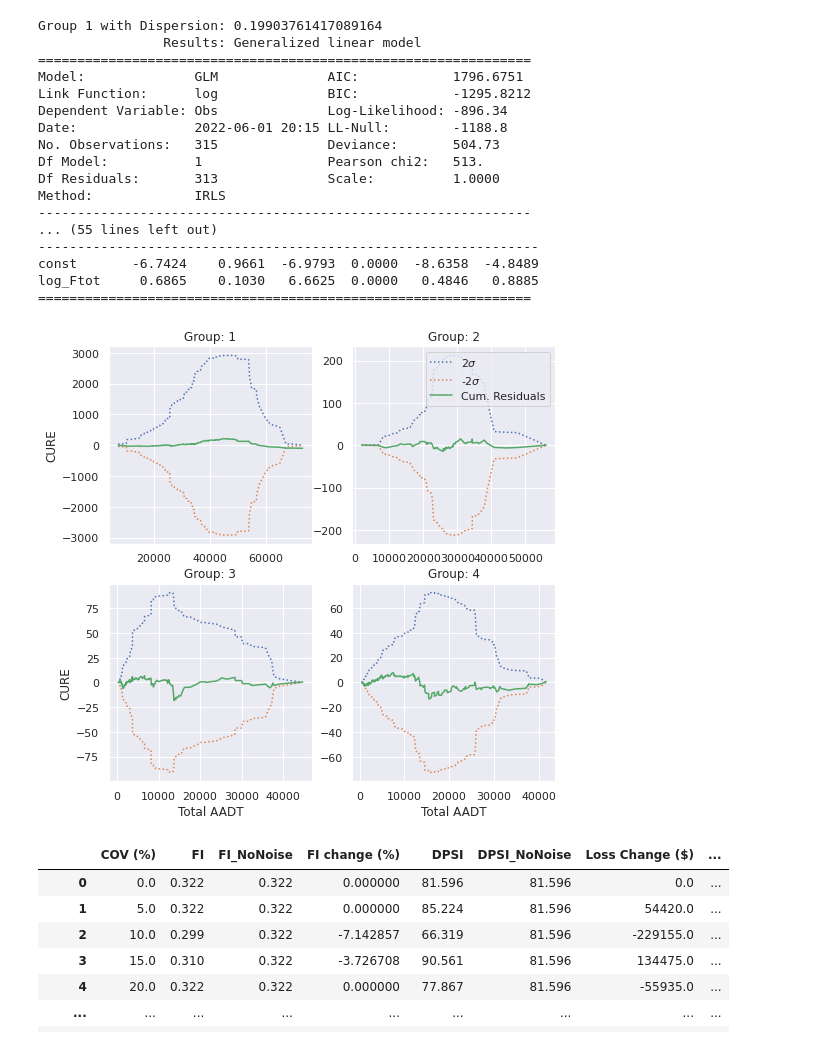
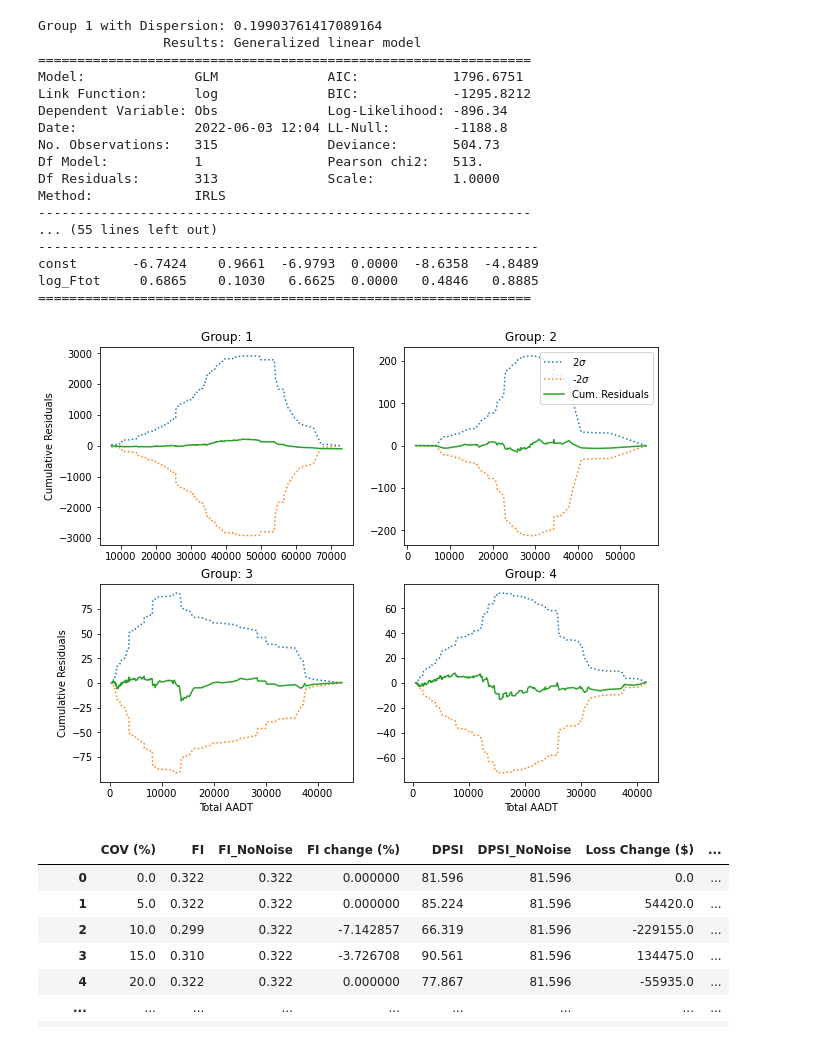
Before and after one commit to mz-zarei/NBEB-Sensitivity, a Jupyter notebook: NBEB_sensitivity_Application.ipynb, the cells around one changed output. Saved outputs shown, nothing was run; the diff lists cells and outputs as text; code cells hidden in the pictures.

```diff
--- a/NBEB_sensitivity_Application.ipynb
+++ b/NBEB_sensitivity_Application.ipynb
@@ -66,7 +66,7 @@ from IPython.core.pylabtools import figsize
 # Fit the true NB models
 nb_models = []
 alpha_list = []
-fig, ax = plt.subplots(2,2, figsize=(8,8))
+fig, ax = plt.subplots(2,2, figsize=(10,8))
 for g in range(1,5):
         London_data_G = London_data[London_data['Group'] == g].copy()
         London_data_G.sort_values(by='Ftot', ascending=True, inplace=True)
@@ -87,37 +87,37 @@ for g in range(1,5):
 
 
         ax[i,j].set_title(f'Group: {g}')
         print(f'Group {g} with Dispersion: {alpha}', "\n", NB_model_b.summary2())
         # print(London_data_G['Obs'].mean(), len(London_data_G['Ftot']))
         nb_models.append(NB_model_b)
         alpha_list.append(alpha)
 ax[0,1].legend(loc='upper right')
 ax[1,0].set_xlabel('Total AADT')
 ax[1,1].set_xlabel('Total AADT')
 
-ax[0,0].set_ylabel('CURE')
-ax[1,0].set_ylabel('CURE')
+ax[0,0].set_ylabel('Cumulative Residuals')
+ax[1,0].set_ylabel('Cumulative Residuals')
 
 fig.savefig('cure.pdf')
 # %% [output]
 Group 1 with Dispersion: 0.19903761417089164
                 Results: Generalized linear model
 ===============================================================
 Model:              GLM              AIC:            1796.6751
 Link Function:      log              BIC:            -1295.8212
 Dependent Variable: Obs              Log-Likelihood: -896.34
-Date:               2022-06-01 20:15 LL-Null:        -1188.8
+Date:               2022-06-03 12:04 LL-Null:        -1188.8
 No. Observations:   315              Deviance:       504.73
 Df Model:           1                Pearson chi2:   513.
 Df Residuals:       313              Scale:          1.0000
 Method:             IRLS
 ---------------------------------------------------------------
 ... (55 lines left out)
 ----------------------------------------------------------------
 const       -6.7424    0.9661  -6.9793  0.0000  -8.6358  -4.8489
 log_Ftot     0.6865    0.1030   6.6625  0.0000   0.4846   0.8885
 ===============================================================
-[figure, old version]
+[figure, new version]
 # %%
 # Simulate the process of modifying AADT values and measure DPSI
 noiseList = [0, 0.05, 0.1, 0.15, 0.2, 0.25, 0.3, 0.35, 0.4, 0.45, 0.50]
```
